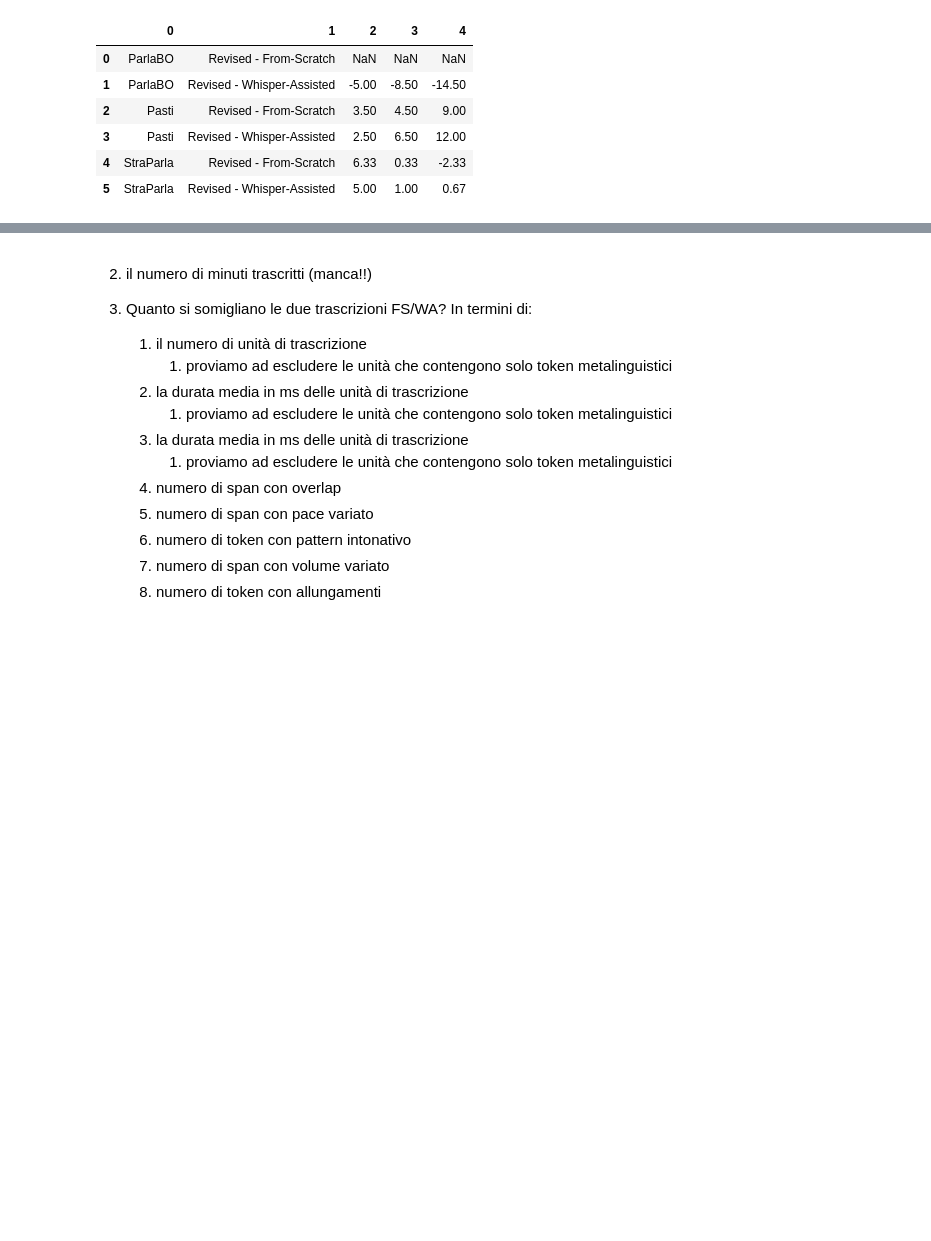
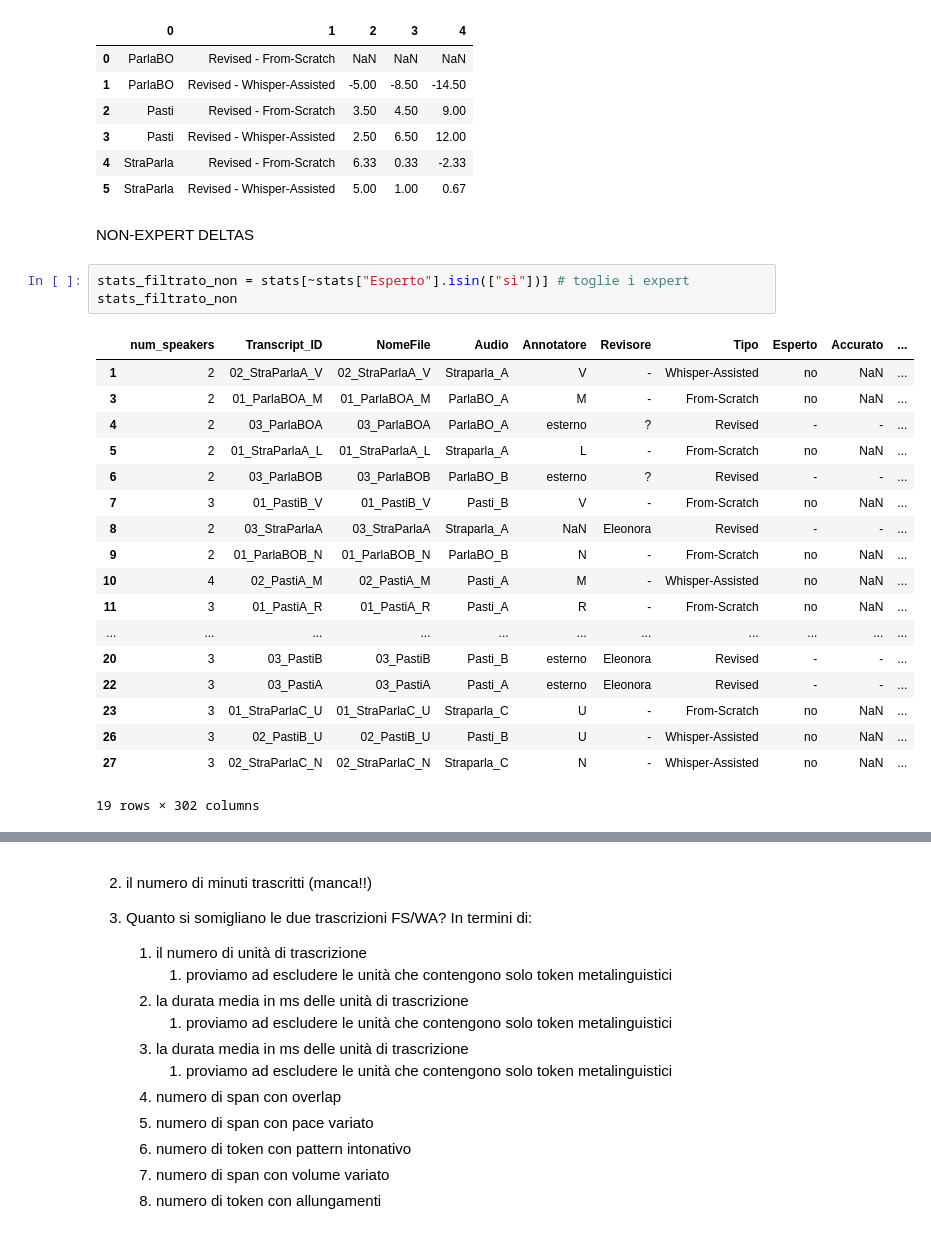
Before and after one commit to LaboratorioSperimentale/asr-assisted-transcription, a Jupyter notebook: data_analysis/analysis.ipynb, the cells around one changed output, grey strips where cells are left out. Saved outputs shown, nothing was run; the diff lists cells and outputs as text; blank space fills up the shorter version.

Commit message:
calcoli correzione + non expert

```diff
--- a/data_analysis/analysis.ipynb
+++ b/data_analysis/analysis.ipynb
@@ -430,3 +432,27 @@ df_deltas
 | 3 | Pasti | Revised - Whisper-Assisted | 2.50 | 6.50 | 12.00 |
 | 4 | StraParla | Revised - From-Scratch | 6.33 | 0.33 | -2.33 |
 | 5 | StraParla | Revised - Whisper-Assisted | 5.00 | 1.00 | 0.67 |
+# %% [markdown]
+NON-EXPERT DELTAS
+# %%
+stats_filtrato_non = stats[~stats["Esperto"].isin(["sì"])] # toglie i expert
+stats_filtrato_non
+# %% [output]
+|  | num_speakers | Transcript_ID | NomeFile | Audio | Annotatore | Revisore | Tipo | Esperto | Accurato | ... |
+| 1 | 2 | 02_StraParlaA_V | 02_StraParlaA_V | Straparla_A | V | - | Whisper-Assisted | no | NaN | ... |
+| 3 | 2 | 01_ParlaBOA_M | 01_ParlaBOA_M | ParlaBO_A | M | - | From-Scratch | no | NaN | ... |
+| 4 | 2 | 03_ParlaBOA | 03_ParlaBOA | ParlaBO_A | esterno | ? | Revised | - | - | ... |
+| 5 | 2 | 01_StraParlaA_L | 01_StraParlaA_L | Straparla_A | L | - | From-Scratch | no | NaN | ... |
+| 6 | 2 | 03_ParlaBOB | 03_ParlaBOB | ParlaBO_B | esterno | ? | Revised | - | - | ... |
+| 7 | 3 | 01_PastiB_V | 01_PastiB_V | Pasti_B | V | - | From-Scratch | no | NaN | ... |
+| 8 | 2 | 03_StraParlaA | 03_StraParlaA | Straparla_A | NaN | Eleonora | Revised | - | - | ... |
+| 9 | 2 | 01_ParlaBOB_N | 01_ParlaBOB_N | ParlaBO_B | N | - | From-Scratch | no | NaN | ... |
+| 10 | 4 | 02_PastiA_M | 02_PastiA_M | Pasti_A | M | - | Whisper-Assisted | no | NaN | ... |
+| 11 | 3 | 01_PastiA_R | 01_PastiA_R | Pasti_A | R | - | From-Scratch | no | NaN | ... |
+| ... | ... | ... | ... | ... | ... | ... | ... | ... | ... | ... |
+| 20 | 3 | 03_PastiB | 03_PastiB | Pasti_B | esterno | Eleonora | Revised | - | - | ... |
+| 22 | 3 | 03_PastiA | 03_PastiA | Pasti_A | esterno | Eleonora | Revised | - | - | ... |
+| 23 | 3 | 01_StraParlaC_U | 01_StraParlaC_U | Straparla_C | U | - | From-Scratch | no | NaN | ... |
+| 26 | 3 | 02_PastiB_U | 02_PastiB_U | Pasti_B | U | - | Whisper-Assisted | no | NaN | ... |
+| 27 | 3 | 02_StraParlaC_N | 02_StraParlaC_N | Straparla_C | N | - | Whisper-Assisted | no | NaN | ... |
+19 rows × 302 columns
```
Also changed, not shown: parts of 28 cells of this notebook.
